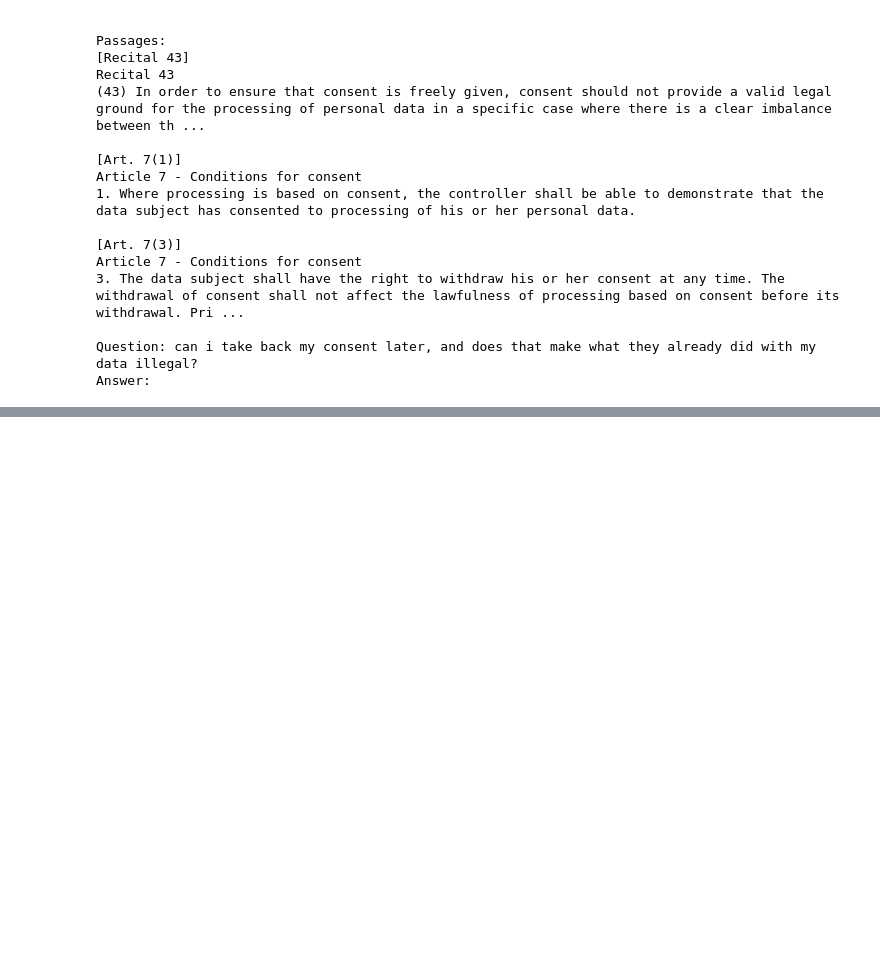
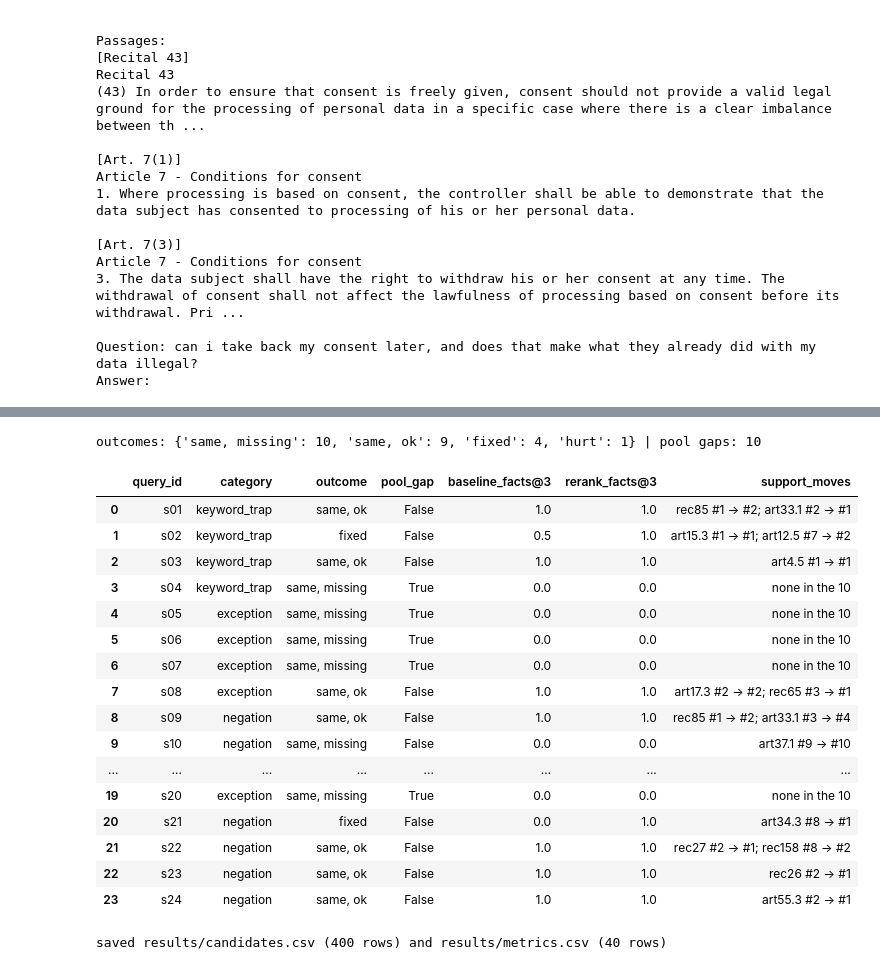
Before and after one commit to itikelabhaskar/gdpr-rag-rerank, a Jupyter notebook: rag_rerank.ipynb, the cells around one changed output, grey strips where cells are left out. Saved outputs shown, nothing was run; the diff lists cells and outputs as text; code cells hidden in the pictures; blank space fills up the shorter version.

```diff
--- a/rag_rerank.ipynb
+++ b/rag_rerank.ipynb
@@ -934,0 +943,27 @@ Yes, [Art. 7(3)] states: "The data subject shall have the right to withdraw his
+# %%
+EVAL_FILE = DATA / "eval_queries.yaml"
+EVAL_FROZEN_SHA256 = "59889800b3fe7261d04dde24e321540e80fcc593d85a9e911f218b0ba00b97aa"
+CATEGORIES = ("keyword_trap", "exception", "negation", "buried")
+
+
+def load_queries(path: Path) -> tuple:
+    raw = path.read_bytes().replace(b"\r\n", b"\n")
+    queries = yaml.safe_load(raw)
+    ids = [query["id"] for query in queries]
+    assert len(set(ids)) == len(ids), "duplicate query ids"
+    for query in queries:
+        assert query["category"] in CATEGORIES, query["id"]
+        for fact in query["facts"]:
+            unknown = [chunk_id for chunk_id in fact["support"] if chunk_id not in CHUNK_TEXT]
+            assert not unknown, f"{query['id']} cites chunks that don't exist: {unknown}"
+    return queries, hashlib.sha256(raw).hexdigest()
+
+
+eval_queries, eval_sha256 = load_queries(EVAL_FILE)
+assert eval_sha256 == EVAL_FROZEN_SHA256, "eval set changed since it was frozen"
+RUN_INFO["eval_set"] = {"file": "data/eval_queries.yaml", "sha256": eval_sha256, "queries": len(eval_queries),
+                        "facts": sum(len(query["facts"]) for query in eval_queries)}
+save_run_info()
+pd.DataFrame([{"id": query["id"], "category": query["category"], "facts": len(query["facts"]),
+               "support": ", ".join(sorted({chunk_id for fact in query["facts"] for chunk_id in fact["support"]})),
+               "query": query["query"]} for query in eval_queries])
@@ -934,0 +1100,37 @@ Yes, [Art. 7(3)] states: "The data subject shall have the right to withdraw his
+# %%
+STRESS_FILE = DATA / "stress_queries.yaml"
+stress_queries, stress_sha256 = load_queries(STRESS_FILE)
+RUN_INFO["stress_set"] = {"file": "data/stress_queries.yaml", "sha256": stress_sha256, "queries": len(stress_queries)}
+save_run_info()
+
+stress_candidates, stress_metrics = evaluate(stress_queries, "stress")
+print("outcomes:", stress_metrics.outcome.value_counts().to_dict(), "| pool gaps:", int(stress_metrics.pool_gap.sum()))
+stress_metrics[["query_id", "category", "outcome", "pool_gap", "baseline_facts@3", "rerank_facts@3", "support_moves"]]
+# %% [output]
+outcomes: {'same, missing': 10, 'same, ok': 9, 'fixed': 4, 'hurt': 1} | pool gaps: 10
+|  | query_id | category | outcome | pool_gap | baseline_facts@3 | rerank_facts@3 | support_moves |
+| 0 | s01 | keyword_trap | same, ok | False | 1.0 | 1.0 | rec85 #1 -> #2; art33.1 #2 -> #1 |
+| 1 | s02 | keyword_trap | fixed | False | 0.5 | 1.0 | art15.3 #1 -> #1; art12.5 #7 -> #2 |
+| 2 | s03 | keyword_trap | same, ok | False | 1.0 | 1.0 | art4.5 #1 -> #1 |
+| 3 | s04 | keyword_trap | same, missing | True | 0.0 | 0.0 | none in the 10 |
+| 4 | s05 | exception | same, missing | True | 0.0 | 0.0 | none in the 10 |
+| 5 | s06 | exception | same, missing | True | 0.0 | 0.0 | none in the 10 |
+| 6 | s07 | exception | same, missing | True | 0.0 | 0.0 | none in the 10 |
+| 7 | s08 | exception | same, ok | False | 1.0 | 1.0 | art17.3 #2 -> #2; rec65 #3 -> #1 |
+| 8 | s09 | negation | same, ok | False | 1.0 | 1.0 | rec85 #1 -> #2; art33.1 #3 -> #4 |
+| 9 | s10 | negation | same, missing | False | 0.0 | 0.0 | art37.1 #9 -> #10 |
+| ... | ... | ... | ... | ... | ... | ... | ... |
+| 19 | s20 | exception | same, missing | True | 0.0 | 0.0 | none in the 10 |
+| 20 | s21 | negation | fixed | False | 0.0 | 1.0 | art34.3 #8 -> #1 |
+| 21 | s22 | negation | same, ok | False | 1.0 | 1.0 | rec27 #2 -> #1; rec158 #8 -> #2 |
+| 22 | s23 | negation | same, ok | False | 1.0 | 1.0 | rec26 #2 -> #1 |
+| 23 | s24 | negation | same, ok | False | 1.0 | 1.0 | art55.3 #2 -> #1 |
+# %%
+#everything retrieval related in two files, the set column tells eval from stress
+candidates = pd.concat([eval_candidates, stress_candidates], ignore_index=True)
+metrics = pd.concat([eval_metrics, stress_metrics], ignore_index=True)
+candidates.to_csv(RESULTS / "candidates.csv", index=False, lineterminator="\n")
+metrics.to_csv(RESULTS / "metrics.csv", index=False, lineterminator="\n")
+print(f"saved results/candidates.csv ({len(candidates)} rows) and results/metrics.csv ({len(metrics)} rows)")
+# %% [output]
+saved results/candidates.csv (400 rows) and results/metrics.csv (40 rows)
```
Also changed, not shown: parts of 11 cells of this notebook, 7 other files.
